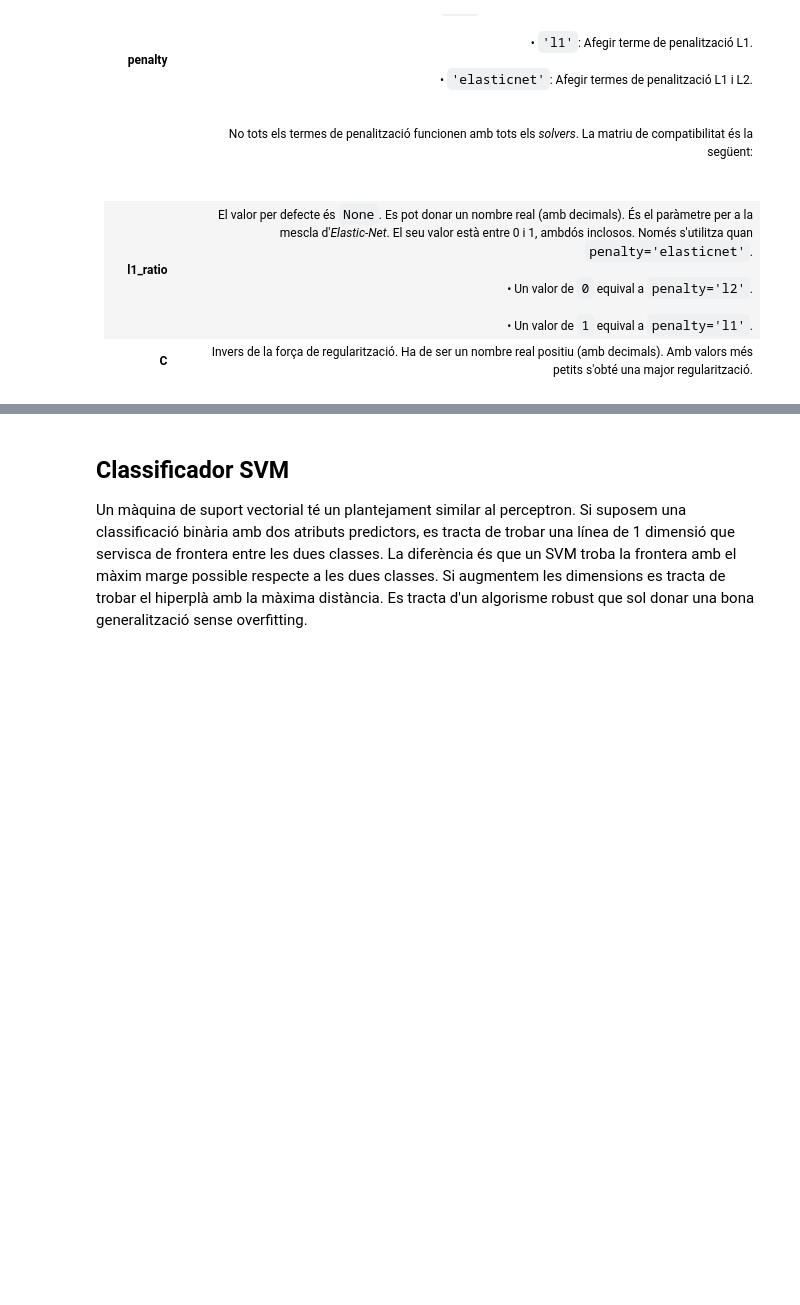
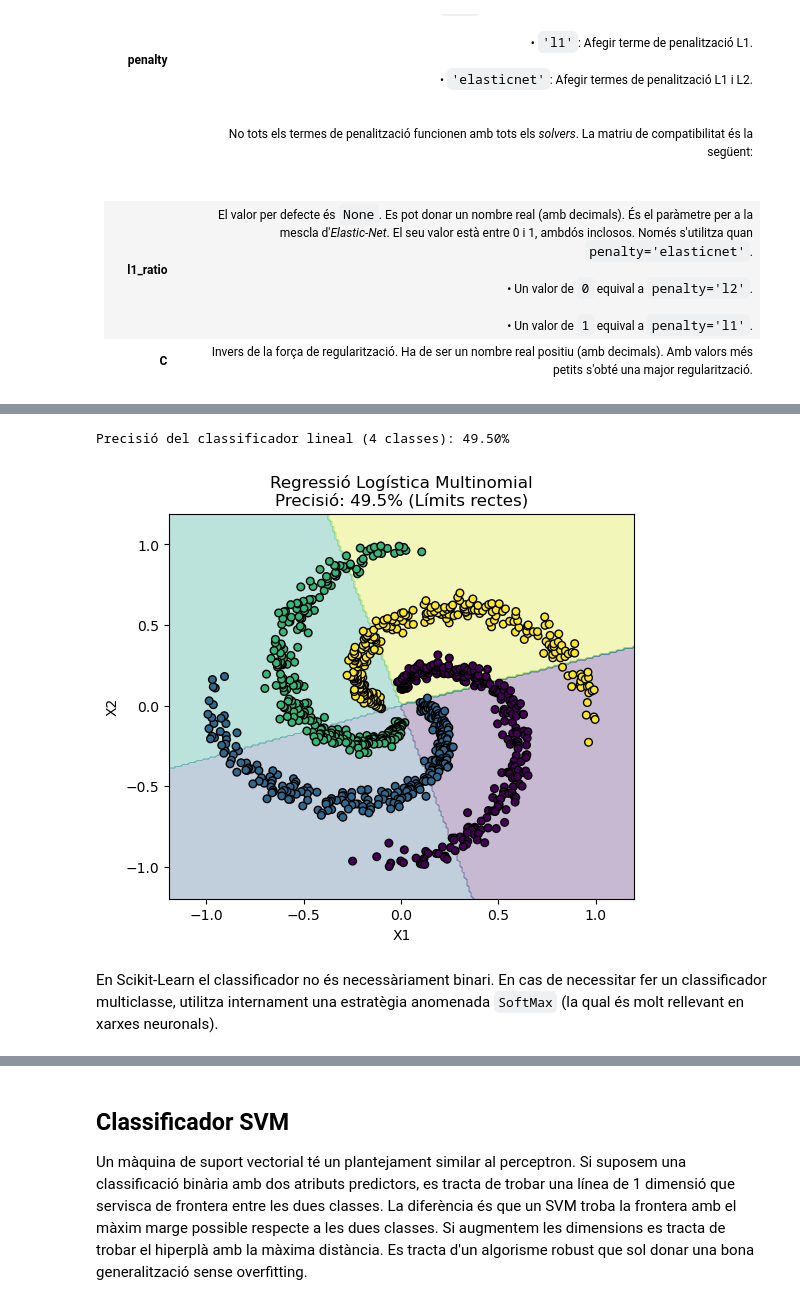
Before and after one commit to xxjcaxx/Disseny-i-avaluacio-de-models, a Jupyter notebook: apunts/documents/classificació.ipynb, the cells around one changed output, grey strips where cells are left out. Cells and saved outputs as stored; diff of their text form; code cells hidden in the pictures; blank space fills up the shorter version.

```diff
--- a/apunts/documents/classificació.ipynb
+++ b/apunts/documents/classificació.ipynb
@@ -1017,0 +1087,37 @@ $$z = \beta_0 + \beta_1 x_1 + \beta_2 x_2 + \dots + \beta_n x_n$$
+# %%
+from sklearn.linear_model import LogisticRegression
+from sklearn.metrics import accuracy_score
+
+# 1. Entrenar el classificador lineal per a les 4 classes
+clf_linear_4c = LogisticRegression(random_state=42)
+clf_linear_4c.fit(X, y_4class)
+
+# 2. Avaluar el model
+y_pred_4c = clf_linear_4c.predict(X)
+acc_4c = accuracy_score(y_4class, y_pred_4c)
+print(f"Precisió del classificador lineal (4 classes): {acc_4c * 100:.2f}%")
+
+# 3. Visualitzar com divideix el pla (Frontera de decisió multi-classe)
+xx, yy = np.meshgrid(
+    np.linspace(X[:, 0].min() - 0.2, X[:, 0].max() + 0.2, 200),
+    np.linspace(X[:, 1].min() - 0.2, X[:, 1].max() + 0.2, 200),
+)
+Z = clf_linear_4c.predict(np.c_[xx.ravel(), yy.ravel()]).reshape(xx.shape)
+
+plt.figure(figsize=(6, 5))
+plt.contourf(xx, yy, Z, alpha=0.3, cmap="viridis")
+plt.scatter(
+    X[:, 0], X[:, 1], c=y_4class, cmap="viridis", edgecolor="k", s=30
+)
+plt.title(
+    f"Regressió Logística Multinomial\nPrecisió: {acc_4c * 100:.1f}% (Límits"
+    " rectes)"
+)
+plt.xlabel("X1")
+plt.ylabel("X2")
+plt.show()
+# %% [output]
+Precisió del classificador lineal (4 classes): 49.50%
+[figure, added]
+# %% [markdown]
+En Scikit-Learn el classificador no és necessàriament binari. En cas de necessitar fer un classificador multiclasse, utilitza internament una estratègia anomenada `SoftMax` (la qual és molt rellevant en xarxes neuronals).
```
Also changed, not shown: parts of 5 cells of this notebook, 8 other files.
